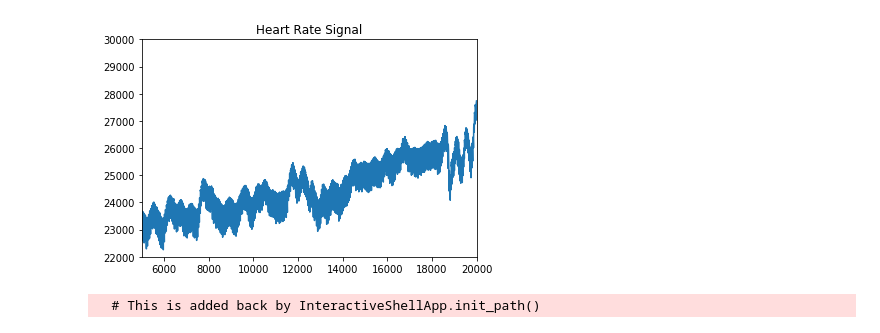
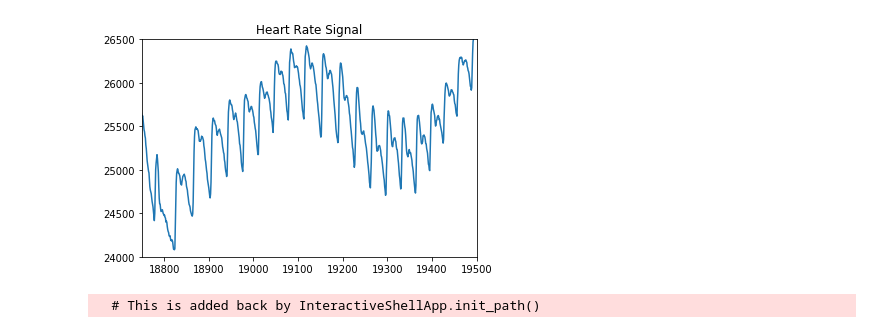
Before and after one commit to TeamCanaria/DataAnalysis, a Jupyter notebook: Van Gent Tutorial/PPGHeartRateAnalysis.ipynb, the cells around one changed output. Cells and saved outputs as stored; diff of their text form; code cells hidden in the pictures.

```diff
--- a/Van Gent Tutorial/PPGHeartRateAnalysis.ipynb
+++ b/Van Gent Tutorial/PPGHeartRateAnalysis.ipynb
@@ -1,22 +1,22 @@
 # %%
 #all following code, excluding modifications where applicable, has been sourced under GNU 3.0 license from
 #van Gent, P. (2016). Analyzing a Discrete Heart Rate Signal Using Python.
 #A tech blog about fun things with Python and embedded electronics.
 #Retrieved from: http://www.paulvangent.com/2016/03/15/analyzing-a-discrete-heart-rate-signal-using-python-part-1/
 #EMAIL e.grinstead@gmail.com OR WHATSAPP +44 7429 566 454 for help navigating folder contents
 
 import pandas as pd
 import matplotlib.pyplot as plt
 
 dataset = pd.read_csv('2018-01-30.csv') #read heart rate data from its csv file
 
 plt.title('Heart Rate Signal') #the title of our heart rate plot
-plt.ylim(22000, 30000)
-plt.xlim(5000, 20000)
+plt.ylim(24000, 26500)
+plt.xlim(18750, 19500)
 plt.plot(dataset['Red Signal']) #draw the plot object
 plt.show() #display the plot object
 # %% [output]
-[figure, old version]
+[figure, new version]
 # %%
 import pandas as pd
 import matplotlib.pyplot as plt
```
Also changed, not shown: 2 other files.
